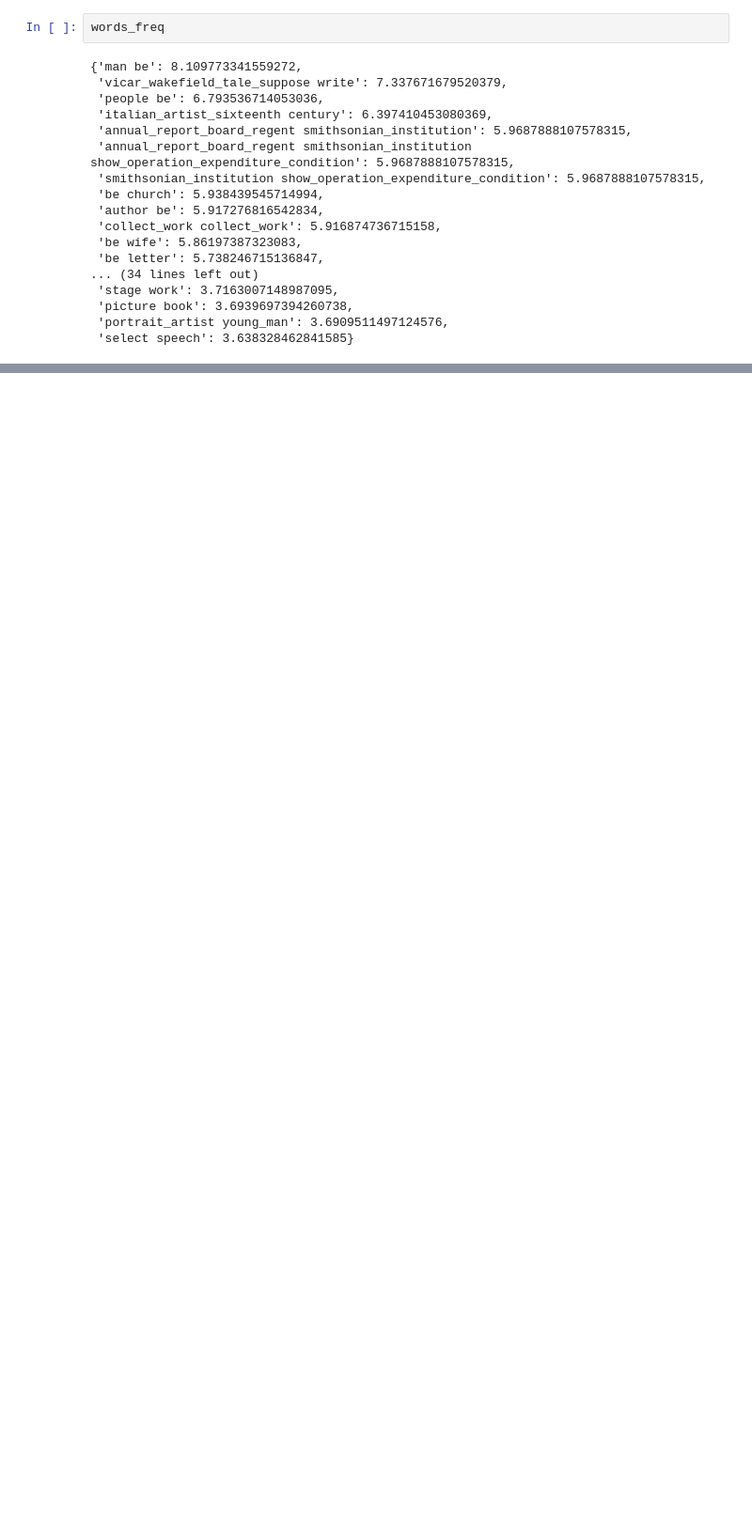
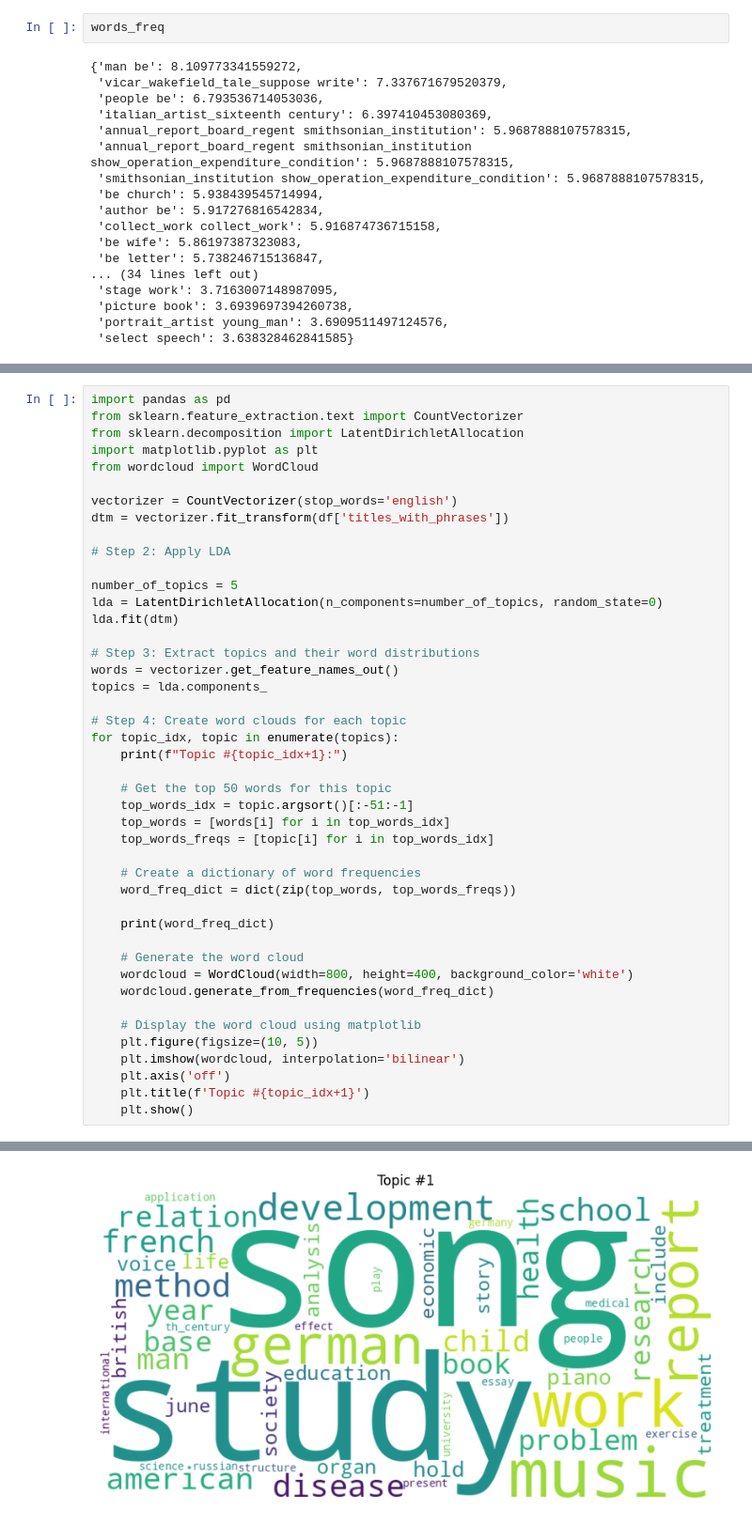
Before and after one commit to Amoldwalunj/Jeanet_data_analysis, a Jupyter notebook: Data_analysis_Jeanet.ipynb, the cells around one changed output, grey strips where cells are left out. Shown at 94% size. Cells and saved outputs as stored; diff of their text form; blank space fills up the shorter version.

```diff
--- a/Data_analysis_Jeanet.ipynb
+++ b/Data_analysis_Jeanet.ipynb
@@ -709,0 +672,45 @@ words_freq
+# %%
+import pandas as pd
+from sklearn.feature_extraction.text import CountVectorizer
+from sklearn.decomposition import LatentDirichletAllocation
+import matplotlib.pyplot as plt
+from wordcloud import WordCloud
+
+vectorizer = CountVectorizer(stop_words='english')
+dtm = vectorizer.fit_transform(df['titles_with_phrases'])
+
+# Step 2: Apply LDA
+
+number_of_topics = 5
+lda = LatentDirichletAllocation(n_components=number_of_topics, random_state=0)
+lda.fit(dtm)
+
+# Step 3: Extract topics and their word distributions
+words = vectorizer.get_feature_names_out()
+topics = lda.components_
+
+# Step 4: Create word clouds for each topic
+for topic_idx, topic in enumerate(topics):
+    print(f"Topic #{topic_idx+1}:")
+
+    # Get the top 50 words for this topic
+    top_words_idx = topic.argsort()[:-51:-1]
+    top_words = [words[i] for i in top_words_idx]
+    top_words_freqs = [topic[i] for i in top_words_idx]
+
+    # Create a dictionary of word frequencies
+    word_freq_dict = dict(zip(top_words, top_words_freqs))
+
+    print(word_freq_dict)
+
+    # Generate the word cloud
+    wordcloud = WordCloud(width=800, height=400, background_color='white')
+    wordcloud.generate_from_frequencies(word_freq_dict)
+
+    # Display the word cloud using matplotlib
+    plt.figure(figsize=(10, 5))
+    plt.imshow(wordcloud, interpolation='bilinear')
+    plt.axis('off')
+    plt.title(f'Topic #{topic_idx+1}')
+    plt.show()
+# %% [output]
@@ -709,0 +719 @@ words_freq
+[figure, added]
```
Also changed, not shown: parts of 7 cells of this notebook.
